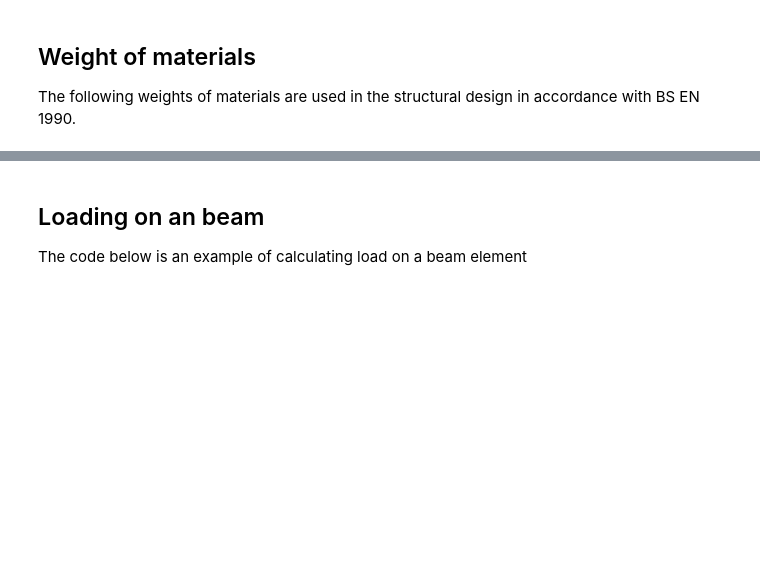
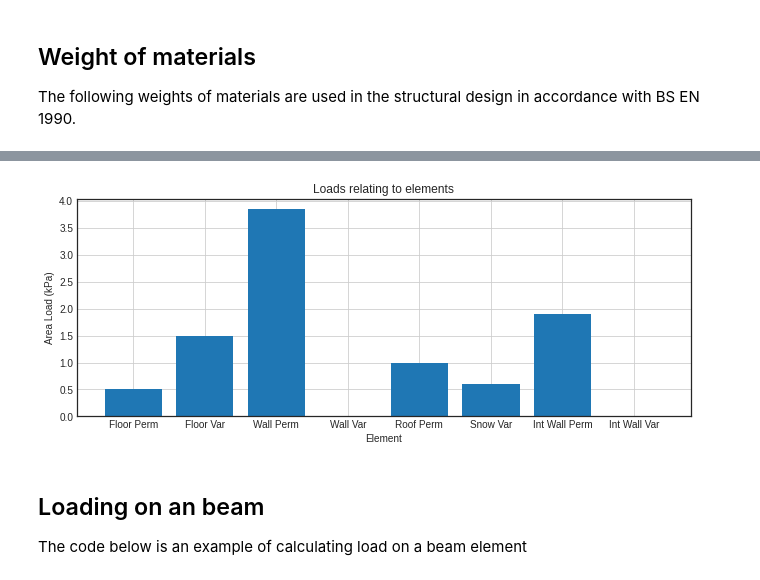
Before and after one commit to paulevalentine/Python_Development, a Jupyter notebook: beams.ipynb, the cells around one changed output, grey strips where cells are left out. Cells and saved outputs as stored; diff of their text form; code cells hidden in the pictures; blank space fills up the shorter version.

```diff
--- a/beams.ipynb
+++ b/beams.ipynb
@@ -20,11 +33,19 @@ The code below calculates the weight of the elements in the structure
 # %%
 # calculate the loads of building elements
-floor_perm = Load.elements(['Decking', 'Joists', 'Ceiling'])
-wall_perm = Load.elements(['Brick', 'Block', 'Plaster'])
-floor_var = Load.var_loads['Floor']
-wall_var = 0
-roof_perm = Load.elements(['Tiles', 'Felt', 'Battens', 'Rafters'])
-roof_var = Load.var_loads['Snow']
+floor_perm = [Load.sum_components(['Decking', 'Joists', 'Ceiling']), 'Floor Perm']
+wall_perm = [Load.sum_components(['Brick', 'Block', 'Plaster']), 'Wall Perm']
+floor_var = [Load.var_loads['Floor'], 'Floor Var']
+wall_var = [0, 'Wall Var']
+roof_perm = [Load.sum_components(['Tiles', 'Felt', 'Battens', 'Rafters', 'Ceiling']), 'Roof Perm']
+roof_var = [Load.var_loads['Snow'], 'Snow Var']
+intwall_perm = [Load.sum_components(['Block', 'Plaster', 'Plaster']), 'Int Wall Perm']
+intwall_var = [0, 'Int Wall Var']
+
+# Plot the calculated loading for the elements
+Load.plot_elements([floor_perm, floor_var, wall_perm, wall_var,
+                    roof_perm, roof_var, intwall_perm, intwall_var])
+# %% [output]
+[figure, added]
 # %% [markdown]
 ## Loading on an beam
 
```
Also changed, not shown: parts of 7 cells of this notebook, 7 other files.
